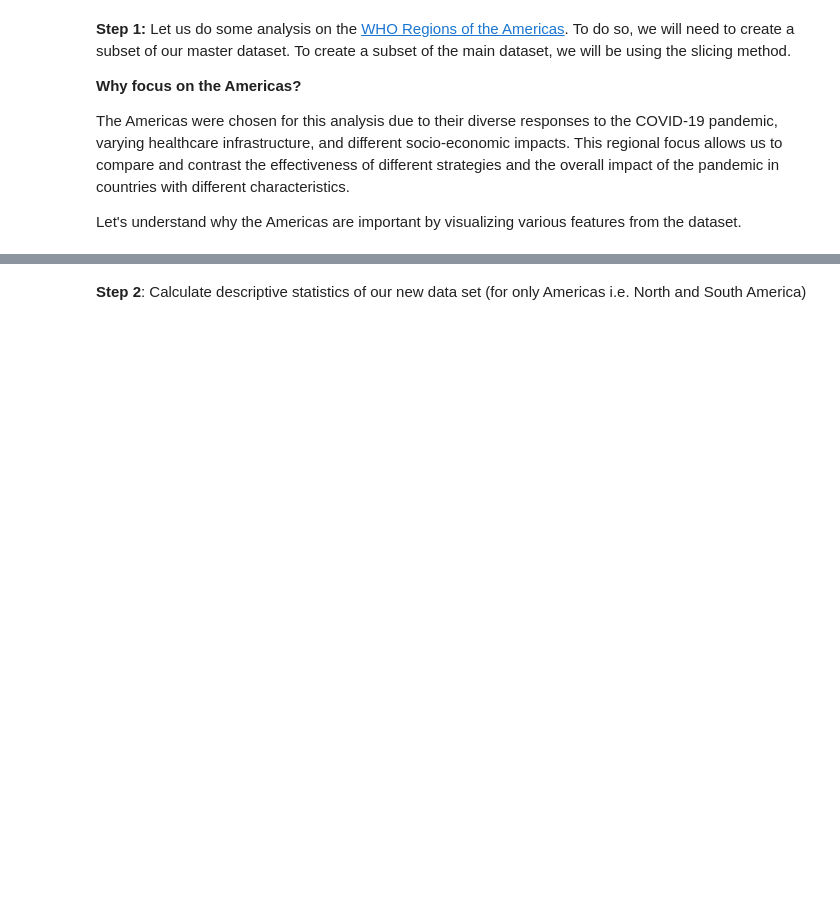
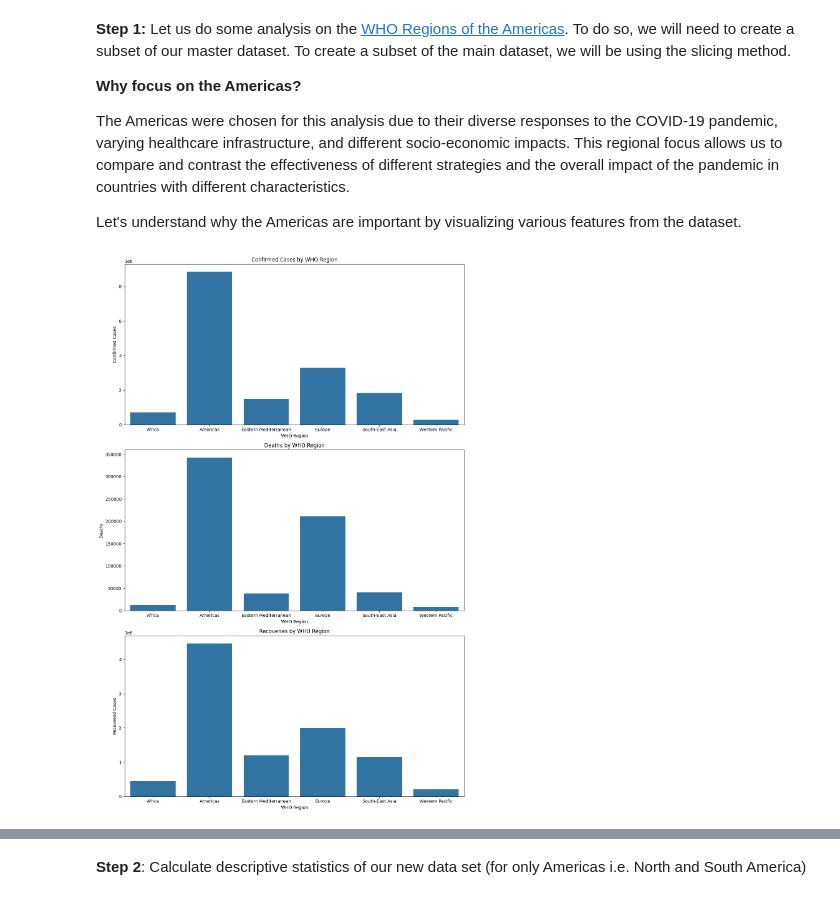
Before and after one commit to chipojaya1/myNEBDHub, a Jupyter notebook: Covid-19/NSDC_Data_Science_Projects_COVID_19_Data_Dashboard_Project.ipynb, the cells around one changed output, grey strips where cells are left out. Drawn from its saved outputs; the diff is of its cells as text; code cells hidden in the pictures; blank space fills up the shorter version.

```diff
--- a/Covid-19/NSDC_Data_Science_Projects_COVID_19_Data_Dashboard_Project.ipynb
+++ b/Covid-19/NSDC_Data_Science_Projects_COVID_19_Data_Dashboard_Project.ipynb
@@ -164,24 +164,26 @@ The Americas were chosen for this analysis due to their diverse responses to the
 Let's understand why the Americas are important by visualizing various features from the dataset.
 # %%
 # TODO: Aggregate data by WHO Region
-who_region_data = data.groupby(_____).sum().reset_index()
+who_region_data = data.groupby('WHO Region').sum(numeric_only=True).reset_index()
 
 # TODO: Plot the trends for confirmed cases, deaths, and recoveries across WHO regions
 fig, axes = plt.subplots(3, 1, figsize=(12, 18))
 
-sns.barplot(ax=axes[0], x=_____, y='Confirmed', data=who_region_data)
+sns.barplot(ax=axes[0], x='WHO Region', y='Confirmed', data=who_region_data)
 axes[0].set_title('Confirmed Cases by WHO Region')
-axes[0].set_ylabel('_____')
+axes[0].set_ylabel('Confirmed Cases')
 
-sns.barplot(ax=axes[1], x=_____, y='Deaths', data=who_region_data)
+sns.barplot(ax=axes[1], x='WHO Region', y='Deaths', data=who_region_data)
 axes[1].set_title('Deaths by WHO Region')
-axes[1].set_ylabel('_____')
+axes[1].set_ylabel('Deaths')
 
-sns.barplot(ax=axes[2], x=_____, y='Recovered', data=who_region_data)
+sns.barplot(ax=axes[2], x='WHO Region', y='Recovered', data=who_region_data)
 axes[2].set_title('Recoveries by WHO Region')
-axes[2].set_ylabel('_____')
+axes[2].set_ylabel('Recovered Cases')
 
 plt.tight_layout()
 plt.show()
+# %% [output]
+[figure, added]
 # %%
 #TODO: Filter the data for the Americas region
```
Also changed, not shown: parts of 2 cells of this notebook.
